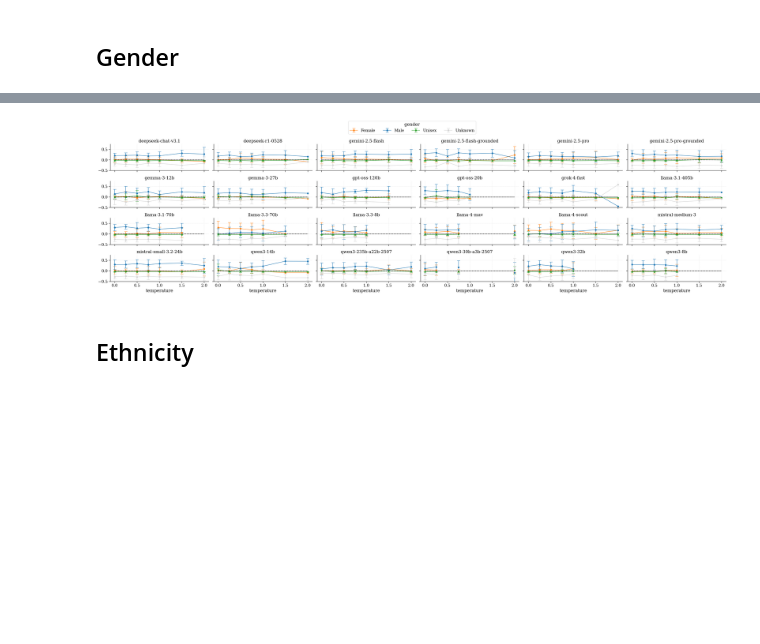
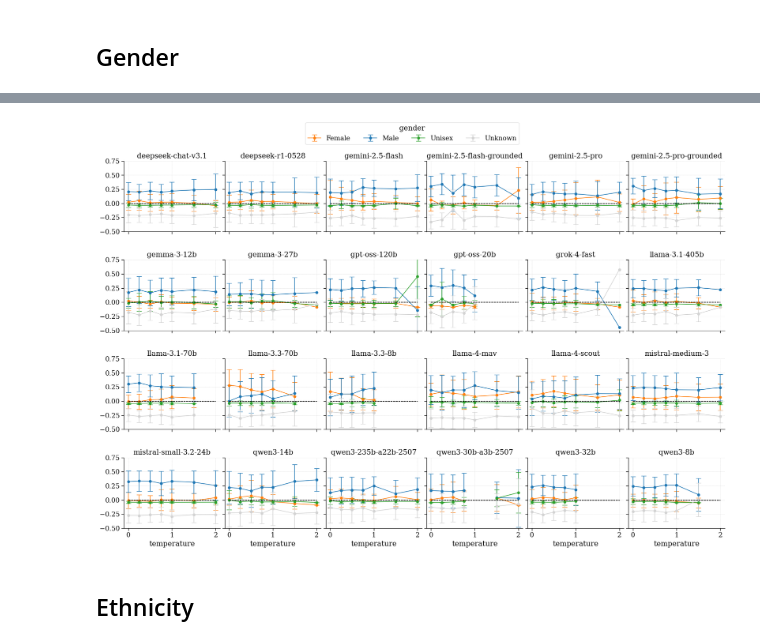
Before and after one commit to CSHVienna/LLMScholarBench, a Jupyter notebook: Auditor/notebooks/0_temperature.ipynb, the cells around one changed output, grey strips where cells are left out. Cells and saved outputs as stored; diff of their text form; code cells hidden in the pictures; blank space fills up the shorter version.

```diff
--- a/Auditor/notebooks/0_temperature.ipynb
+++ b/Auditor/notebooks/0_temperature.ipynb
@@ -285,7 +307,7 @@ vis.plt.close()
 nmodels = df_fact_authors_either['model'].nunique()
 ncols = 6
 nrows = int(vis.np.ceil(nmodels / ncols))
-width = 5. * ncols
+width = 3. * ncols
 height = 2. * nrows
 
 fig, axes = vis.plt.subplots(nrows, ncols, figsize=(width, height), sharex=True, sharey=True)
@@ -313,6 +335,12 @@ for ax in axes[-1,:]:
 # final
 vis.plt.tight_layout(rect=[0,0,1,0.96])
 vis.plt.subplots_adjust(hspace=0.4, wspace=0.05)
+
+# save
+plot_path = io.path_join(PLOTS_PATH, 'temperature_validity_summary.pdf')
+vis.plt.savefig(plot_path, dpi=constants.FIG_DPI, bbox_inches='tight')
+
+# close
 vis.plt.show()
 vis.plt.close()
 # %% [output]
@@ -428,0 +549,26 @@ df_best_temperature_by_factuality.sort_values('temperature')
+# %%
+from collections import defaultdict
+
+params = [l for g in constants.TASK_PARAMS_BY_TASK.values() for l in g]
+n_params = len(params)
+n_tasks = len(constants.EXPERIMENT_TASKS)
+
+missing_tasks = defaultdict(lambda: defaultdict(lambda: defaultdict(list)))
+missing_params = defaultdict(lambda: defaultdict(lambda: defaultdict(list)))
+
+for (model, temperature, date, time), (counts_task_param, counts_task_name) in df_authors.groupby(['model','temperature','date','time'], observed=True)[['task_param','task_name']].nunique().iterrows():
+
+    if counts_task_name != n_tasks:
+        _missing = set(constants.EXPERIMENT_TASKS) - set(df_authors.query("model==@model and temperature==@temperature and date==@date and time==@time").task_name.unique().tolist())
+        missing_tasks[temperature][model][date].append(_missing)
+        print('MT: ', temperature, model, date, counts_task_param, counts_task_name, _missing)
+
+    if counts_task_param != n_params:
+        _missing = set(params) - set(df_authors.query("model==@model and temperature==@temperature and date==@date and time==@time").task_param.unique().tolist())
+        missing_params[temperature][model][date].append(_missing)
+        print('MP: ', temperature, model, date, counts_task_param, counts_task_name, _missing)
+
+print("Missing tasks:\n", missing_tasks)
+print("Missing params:\n", missing_params)
+
+# Check manually if it makes sense: it does
@@ -447,8 +611,8 @@ df_model_gender.head(2)
 nmodels = df_model_gender['model'].nunique()
 ncols = 6
 nrows = int(vis.np.ceil(nmodels / ncols))
-width = 5. * ncols
-height = 2. * nrows
+width = 3. * ncols
+height = 3. * nrows
 
 g_baselines = df_all_authors_demographics.groupby(cat_col).size() / df_all_authors_demographics.shape[0]
 
@@ -465,35 +629,35 @@ for gender, df_gender in df_model_gender.groupby(cat_col, observed=False):
         col = idx % ncols
         row = idx // ncols
         ax = axes[row, col]
 
         df_subplot = df_gender.query("model == @model").copy()
 
         ax.set_title(model)
         #ax.errorbar(df_subplot['temperature'], df_subplot['mean'], yerr=df_subplot['std'], fmt='o-', capsize=5, label=gender, color=gcolor)
         #ax.hlines(g_baselines[gender], xmin=df_subplot['temperature'].min(), xmax=df_subplot['temperature'].max(), color=gcolor, linestyle='--', linewidth=1.5, alpha=0.7)
 
         ax.errorbar(df_subplot['temperature'],  df_subplot['mean'] - g_baselines[gender], yerr=df_subplot['std'], fmt='o-', capsize=5, label=gender, color=gcolor)
         ax.hlines(0, xmin=df_subplot['temperature'].min(), xmax=df_subplot['temperature'].max(), color='black', linestyle='--', linewidth=1., alpha=0.7, zorder=10e100)
 
         ax.set_ylim(-0.5, 0.75)
         ax.grid(linestyle=':', linewidth=0.6, alpha=0.6)
 
     # cosmetics
     for ax in axes[-1,:]:
         ax.set_xlabel("temperature")
         ax.grid(axis='y', linestyle=':', linewidth=0.6, alpha=0.6)
 
 # put a single legend at the top
 handles, labels = axes[0,0].get_legend_handles_labels()
-fig.legend(handles, labels, title=cat_col, ncol=len(groups), loc='upper center', bbox_to_anchor=(0.5, 1.05))
+fig.legend(handles, labels, title=cat_col, ncol=len(groups), loc='upper center', bbox_to_anchor=(0.5, 1.02))
 
 # final
 vis.plt.tight_layout(rect=[0,0,1,0.96])
 vis.plt.subplots_adjust(hspace=0.4, wspace=0.05)
 vis.plt.show()
 vis.plt.close()
 # %% [output]
-[figure, old version]
+[figure, new version]
 # %% [markdown]
 ## Ethnicity
 # %%
```
Also changed, not shown: parts of 32 cells of this notebook, 2 other files.
